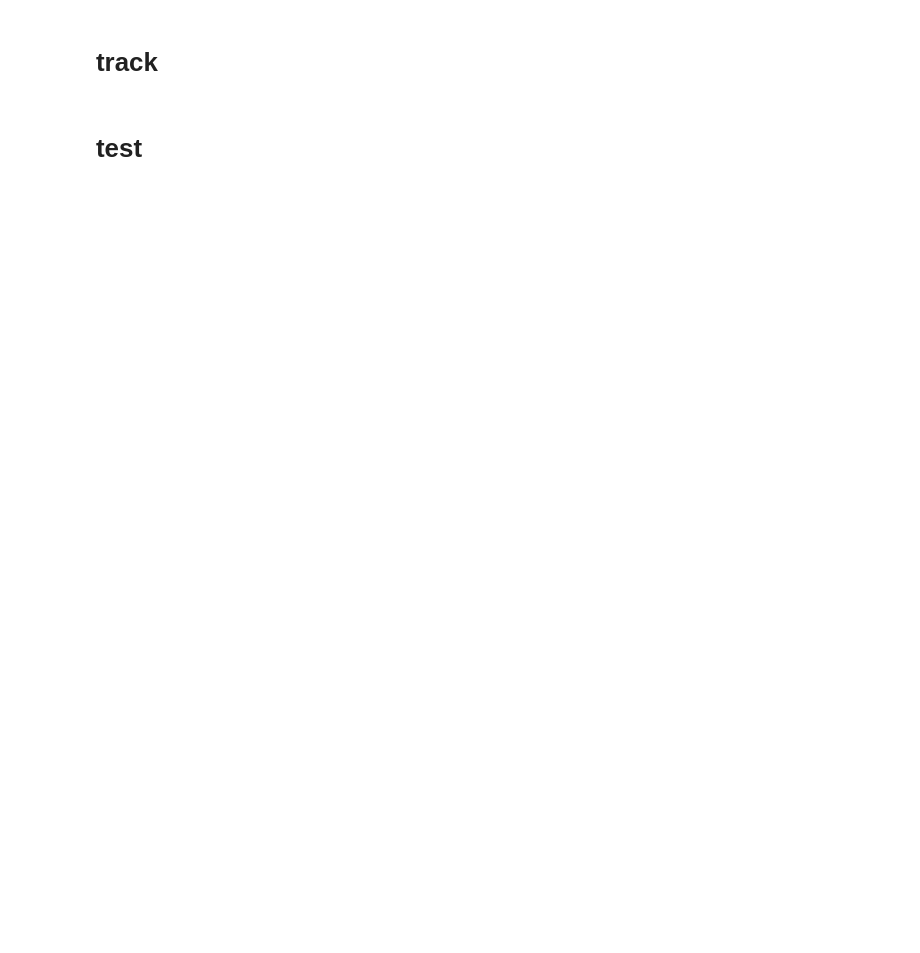
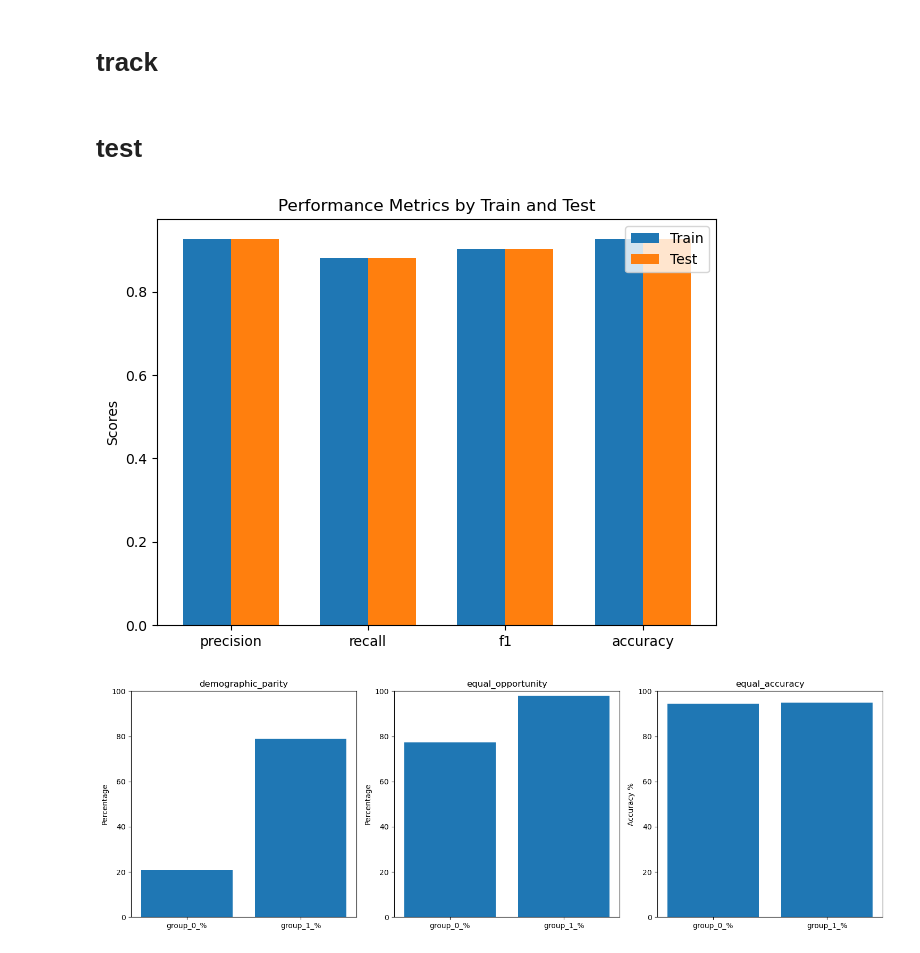
Before and after one commit to shobhitharness/example-mlops, a Jupyter notebook: credit_card_approval.ipynb, the cells around one changed output. Drawn from its saved outputs; the diff is of its cells as text; code cells hidden in the pictures; blank space fills up the shorter version.

Commit message:
more plots

```diff
--- a/credit_card_approval.ipynb
+++ b/credit_card_approval.ipynb
@@ -327,3 +346,49 @@ equal_opportunity_fairness_threshold_percent = 21
 equal_opportunity_group_0_percent = selected_model_metrics['fairness']['equal_opportunity']['group_0_%']
 equal_opportunity_group_1_percent = selected_model_metrics['fairness']['equal_opportunity']['group_1_%']
 assert abs(equal_opportunity_group_0_percent - equal_opportunity_group_1_percent) < equal_opportunity_fairness_threshold_percent, 'difference exceeds {}%'.format(equal_opportunity_fairness_threshold_percent)
+# %%
+data = selected_model_metrics
+# %%
+# Performance Metrics Visualization
+performance_metrics = ['precision', 'recall', 'f1', 'accuracy']
+train_performance = [data['train'][metric] for metric in performance_metrics]
+test_performance = [data['test'][metric] for metric in performance_metrics]
+
+ind = np.arange(len(performance_metrics))  # the x locations for the groups
+width = 0.35  # the width of the bars
+
+fig, ax = plt.subplots()
+rects1 = ax.bar(ind - width/2, train_performance, width, label='Train')
+rects2 = ax.bar(ind + width/2, test_performance, width, label='Test')
+
+# Add some text for labels, title, and custom x-axis tick labels, etc.
+ax.set_ylabel('Scores')
+ax.set_title('Performance Metrics by Train and Test')
+ax.set_xticks(ind)
+ax.set_xticklabels(performance_metrics)
+ax.legend()
+
+fig.tight_layout()
+plt.savefig("Performance Metrics by Train and Test.jpg",  bbox_inches='tight')  # Save plot as JPEG file
+
+plt.show()
+
+# Fairness Metrics Visualization - Demographic Parity and Equal Opportunity
+fairness_metrics = ['demographic_parity', 'equal_opportunity', 'equal_accuracy']
+groups = ['group_0_%', 'group_1_%']
+fairness_values = {metric: [data['fairness'][metric][group] for group in groups] for metric in fairness_metrics}
+
+fig, axs = plt.subplots(1, 3, figsize=(15, 5))
+for ax, (metric, values) in zip(axs, fairness_values.items()):
+    ax.bar(groups, values)
+    ax.set_title(metric)
+    ax.set_ylabel('Percentage' if metric != 'equal_accuracy' else 'Accuracy %')
+    ax.set_ylim(0, 100)
+
+plt.tight_layout()
+plt.savefig("Fairness Metrics Visualization - Demographic Parity and Equal Opportunity.jpg",  bbox_inches='tight')  # Save plot as JPEG file
+
+plt.show()
+# %% [output]
+[figure, added]
+[figure, added]
```
Also changed, not shown: parts of 10 cells of this notebook.
